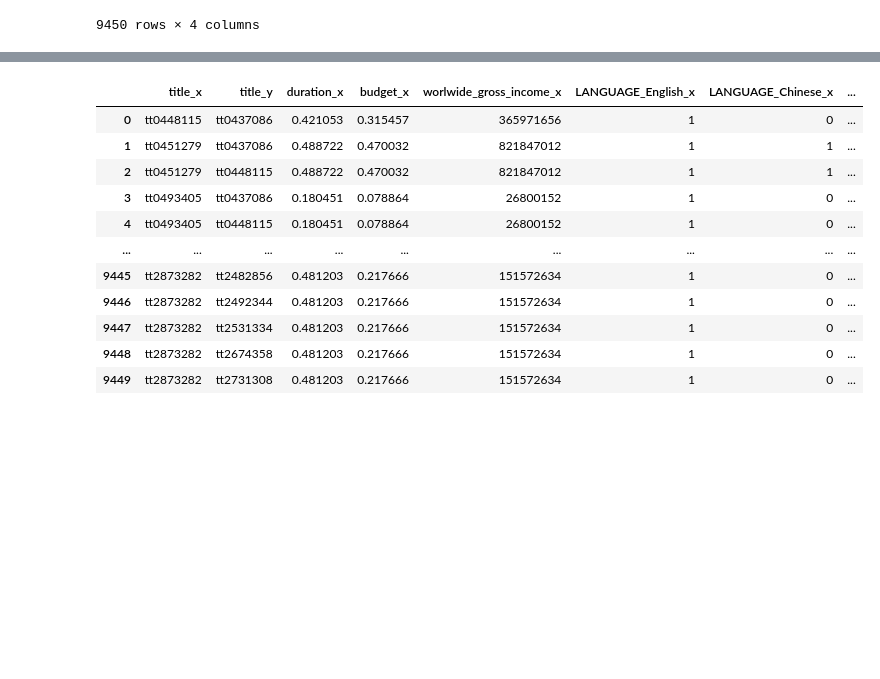
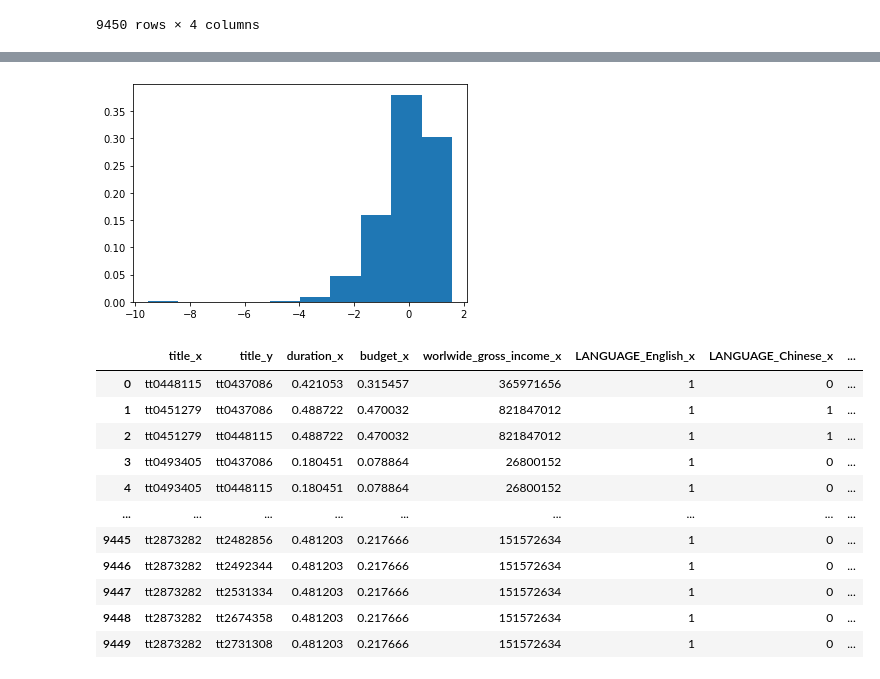
Before and after one commit to valism/Group_G_film_profit_predictor, a Jupyter notebook: data_prep_v2.ipynb, the cells around one changed output, grey strips where cells are left out. Cells and saved outputs as stored; diff of their text form; code cells hidden in the pictures; blank space fills up the shorter version.

```diff
--- a/data_prep_v2.ipynb
+++ b/data_prep_v2.ipynb
@@ -421,4 +386,9 @@ plt.hist(genres_films_norm['duration_x_log'], density=True)
 [figure]
+# %%
+plt.hist(genres_films_norm['budget_x_log'], density=True)
+plt.savefig("budget_x_log_standardised.jpg")
+# %% [output]
+[figure, added]
 # %%
 #replace columns in original dataset with normalised data
 genres_films['duration_x_log'] = genres_films_norm['duration_x_log']
```
Also changed, not shown: parts of 11 cells of this notebook.
